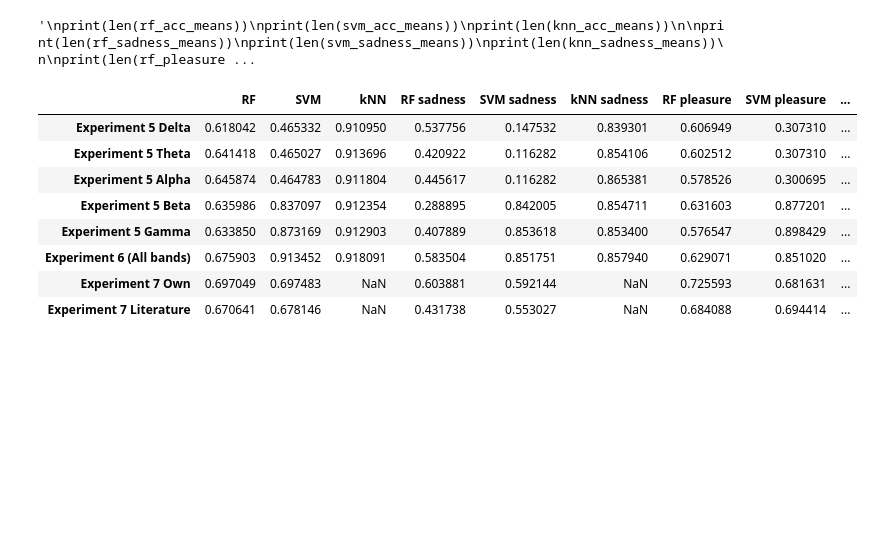
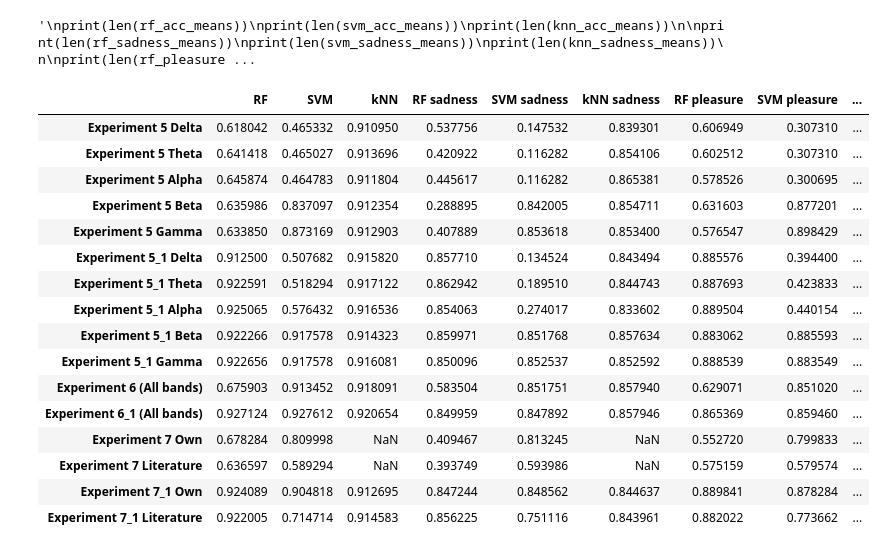
Before and after one commit to imjaimeortiz/TFG_BCI_Emotions_tests, a Jupyter notebook: quadruple_summary.ipynb, the cells around one changed output. Drawn from its saved outputs; the diff is of its cells as text; code cells hidden in the pictures; blank space fills up the shorter version.

```diff
--- a/quadruple_summary.ipynb
+++ b/quadruple_summary.ipynb
@@ -5,9 +5,11 @@ import numpy as np
 from statistics import mean
 
 exp5_df = pd.read_csv("Experiment5.csv")
+exp5_1_df = pd.read_csv("Experiment5_1.csv")
 exp6_df = pd.read_csv("Experiment6.csv")
 exp6_1_df = pd.read_csv("Experiment6_1.csv")
 exp7_df = pd.read_csv("Experiment7.csv")
+exp7_1_df = pd.read_csv("Experiment7_1.csv")
 # %%
 rf_acc_means = []
 svm_acc_means = []
@@ -813,25 +1295,25 @@ exp7_joy = exp7_df['Joy precision']
 
 print(len(exp7_acc))
 for i in range (0,len(exp7_acc)):
-    if (i%7 == 0):
+    if (i%4 == 0):
         rf_lit_acc_arr.append(exp7_acc[i])
         rf_lit_sadness_arr.append(exp7_sadness[i])
         rf_lit_pleasure_arr.append(exp7_pleasure[i])
         rf_lit_anger_arr.append(exp7_anger[i])
         rf_lit_joy_arr.append(exp7_joy[i])
-    if (i%7 == 1):
+    if (i%4 == 1):
         svm_lit_acc_arr.append(exp7_acc[i])
         svm_lit_sadness_arr.append(exp7_sadness[i])
         svm_lit_pleasure_arr.append(exp7_pleasure[i])
         svm_lit_anger_arr.append(exp7_anger[i])
         svm_lit_joy_arr.append(exp7_joy[i])
-    if (i%7 == 2):
+    if (i%4 == 2):
         rf_own_acc_arr.append(exp7_acc[i])
         rf_own_sadness_arr.append(exp7_sadness[i])
         rf_own_pleasure_arr.append(exp7_pleasure[i])
         rf_own_anger_arr.append(exp7_anger[i])
         rf_own_joy_arr.append(exp7_joy[i])
-    if (i%7 == 3):
+    if (i%4 == 3):
         svm_own_acc_arr.append(exp7_acc[i])
         svm_own_sadness_arr.append(exp7_sadness[i])
         svm_own_pleasure_arr.append(exp7_pleasure[i])
@@ -987,15 +1683,23 @@ print(len(knn_joy_means))
 # %%
 data = {'RF': rf_acc_means, 'SVM': svm_acc_means, 'kNN': knn_acc_means, 'RF sadness': rf_sadness_means, 'SVM sadness': svm_sadness_means, 'kNN sadness': knn_sadness_means,  'RF pleasure': rf_pleasure_means, 'SVM pleasure': svm_pleasure_means, 'kNN pleasure': knn_pleasure_means, 'RF anger': rf_anger_means, 'SVM anger': svm_anger_means, 'kNN anger': knn_anger_means,  'RF joy': rf_joy_means, 'SVM joy': svm_joy_means, 'kNN joy': knn_joy_means}
 df = pd.DataFrame(data)
-df.index = ['Experiment 5 Delta', 'Experiment 5 Theta', 'Experiment 5 Alpha', 'Experiment 5 Beta', 'Experiment 5 Gamma', 'Experiment 6 (All bands)', 'Experiment 6_1 (All bands)', 'Experiment 7 Own', 'Experiment 7 Literature']
+df.index = ['Experiment 5 Delta', 'Experiment 5 Theta', 'Experiment 5 Alpha', 'Experiment 5 Beta', 'Experiment 5 Gamma', 'Experiment 5_1 Delta', 'Experiment 5_1 Theta', 'Experiment 5_1 Alpha', 'Experiment 5_1 Beta', 'Experiment 5_1 Gamma', 'Experiment 6 (All bands)', 'Experiment 6_1 (All bands)', 'Experiment 7 Own', 'Experiment 7 Literature', 'Experiment 7_1 Own', 'Experiment 7_1 Literature']
 df
 # %% [output]
 |  | RF | SVM | kNN | RF sadness | SVM sadness | kNN sadness | RF pleasure | SVM pleasure | ... |
 | Experiment 5 Delta | 0.618042 | 0.465332 | 0.910950 | 0.537756 | 0.147532 | 0.839301 | 0.606949 | 0.307310 | ... |
 | Experiment 5 Theta | 0.641418 | 0.465027 | 0.913696 | 0.420922 | 0.116282 | 0.854106 | 0.602512 | 0.307310 | ... |
 | Experiment 5 Alpha | 0.645874 | 0.464783 | 0.911804 | 0.445617 | 0.116282 | 0.865381 | 0.578526 | 0.300695 | ... |
 | Experiment 5 Beta | 0.635986 | 0.837097 | 0.912354 | 0.288895 | 0.842005 | 0.854711 | 0.631603 | 0.877201 | ... |
 | Experiment 5 Gamma | 0.633850 | 0.873169 | 0.912903 | 0.407889 | 0.853618 | 0.853400 | 0.576547 | 0.898429 | ... |
+| Experiment 5_1 Delta | 0.912500 | 0.507682 | 0.915820 | 0.857710 | 0.134524 | 0.843494 | 0.885576 | 0.394400 | ... |
+| Experiment 5_1 Theta | 0.922591 | 0.518294 | 0.917122 | 0.862942 | 0.189510 | 0.844743 | 0.887693 | 0.423833 | ... |
+| Experiment 5_1 Alpha | 0.925065 | 0.576432 | 0.916536 | 0.854063 | 0.274017 | 0.833602 | 0.889504 | 0.440154 | ... |
+| Experiment 5_1 Beta | 0.922266 | 0.917578 | 0.914323 | 0.859971 | 0.851768 | 0.857634 | 0.883062 | 0.885593 | ... |
+| Experiment 5_1 Gamma | 0.922656 | 0.917578 | 0.916081 | 0.850096 | 0.852537 | 0.852592 | 0.888539 | 0.883549 | ... |
 | Experiment 6 (All bands) | 0.675903 | 0.913452 | 0.918091 | 0.583504 | 0.851751 | 0.857940 | 0.629071 | 0.851020 | ... |
-| Experiment 7 Own | 0.697049 | 0.697483 | NaN | 0.603881 | 0.592144 | NaN | 0.725593 | 0.681631 | ... |
-| Experiment 7 Literature | 0.670641 | 0.678146 | NaN | 0.431738 | 0.553027 | NaN | 0.684088 | 0.694414 | ... |
+| Experiment 6_1 (All bands) | 0.927124 | 0.927612 | 0.920654 | 0.849959 | 0.847892 | 0.857946 | 0.865369 | 0.859460 | ... |
+| Experiment 7 Own | 0.678284 | 0.809998 | NaN | 0.409467 | 0.813245 | NaN | 0.552720 | 0.799833 | ... |
+| Experiment 7 Literature | 0.636597 | 0.589294 | NaN | 0.393749 | 0.593986 | NaN | 0.575159 | 0.579574 | ... |
+| Experiment 7_1 Own | 0.924089 | 0.904818 | 0.912695 | 0.847244 | 0.848562 | 0.844637 | 0.889841 | 0.878284 | ... |
+| Experiment 7_1 Literature | 0.922005 | 0.714714 | 0.914583 | 0.856225 | 0.751116 | 0.843961 | 0.882022 | 0.773662 | ... |
```
Also changed, not shown: parts of 6 cells of this notebook, 11 other files.
